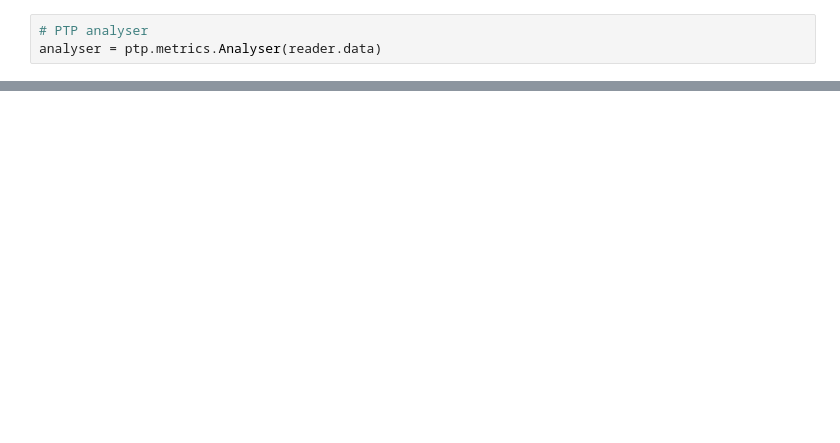
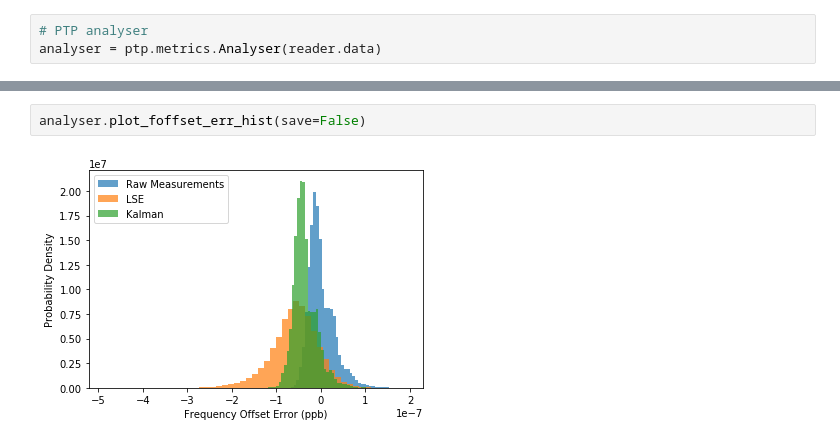
Before and after one commit to lasseufpa/ptp-dal, a Jupyter notebook: notebooks/Reader Demo.ipynb, the cells around one changed output, grey strips where cells are left out. Saved outputs shown, nothing was run; the diff lists cells and outputs as text; blank space fills up the shorter version.

```diff
--- a/notebooks/Reader Demo.ipynb
+++ b/notebooks/Reader Demo.ipynb
@@ -89,0 +140,4 @@ analyser.plot_toffset_err_vs_time(show_raw = False, save=False)
+# %%
+analyser.plot_foffset_err_hist(save=False)
+# %% [output]
+[figure, added]
```
Also changed, not shown: parts of 39 cells of this notebook, 1 other file.
